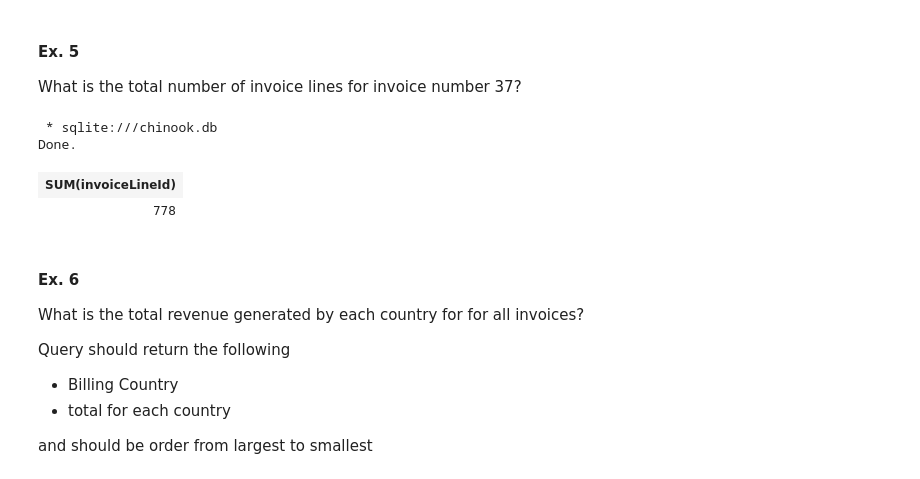
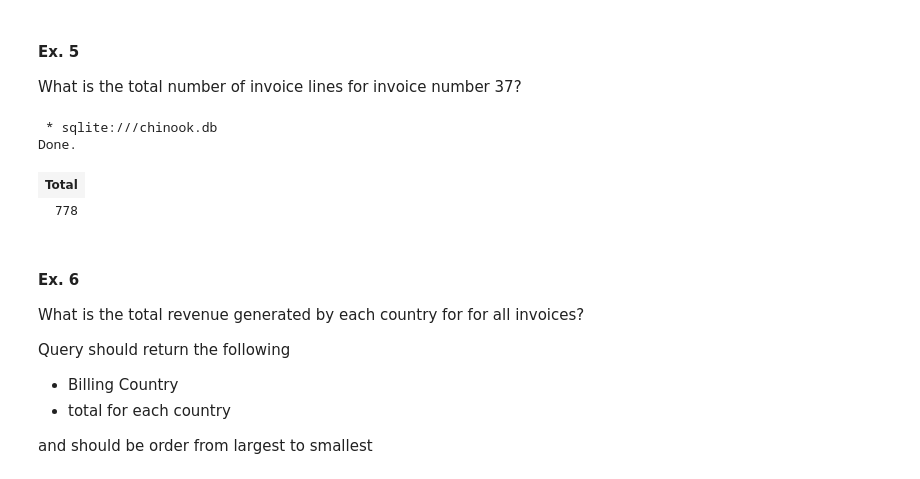
Before and after one commit to nartehi/CSC330-Introduction-to-SQL-T6, a Jupyter notebook: SQL_tutorial.ipynb, the cells around one changed output. Saved outputs shown, nothing was run; the diff lists cells and outputs as text; code cells hidden in the pictures.

```diff
--- a/SQL_tutorial.ipynb
+++ b/SQL_tutorial.ipynb
@@ -182,11 +182,11 @@ What is the total number of invoice lines for invoice number 37?
 # %%
 %%sql
 -- Write Your Query here
-SELECT SUM(invoiceLineId) FROM invoice_items WHERE invoiceId = 37
+SELECT SUM(invoiceLineId) AS "Total" FROM invoice_items WHERE invoiceId = 37
 # %% [output]
  * sqlite:///chinook.db
 Done.
-| SUM(invoiceLineId) |
+| Total |
 | 778 |
 # %% [markdown]
 #### Ex. 6
```
Also changed, not shown: parts of 2 cells of this notebook.
